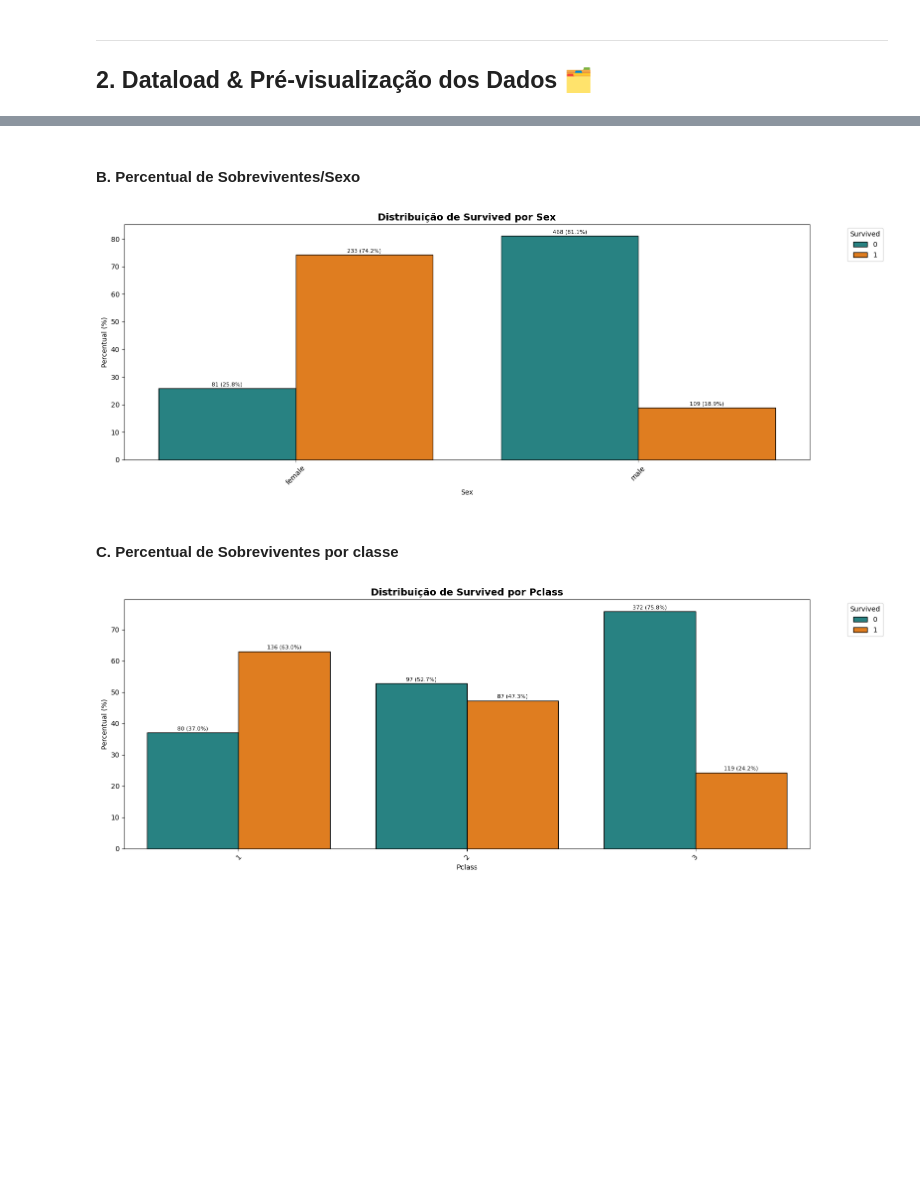
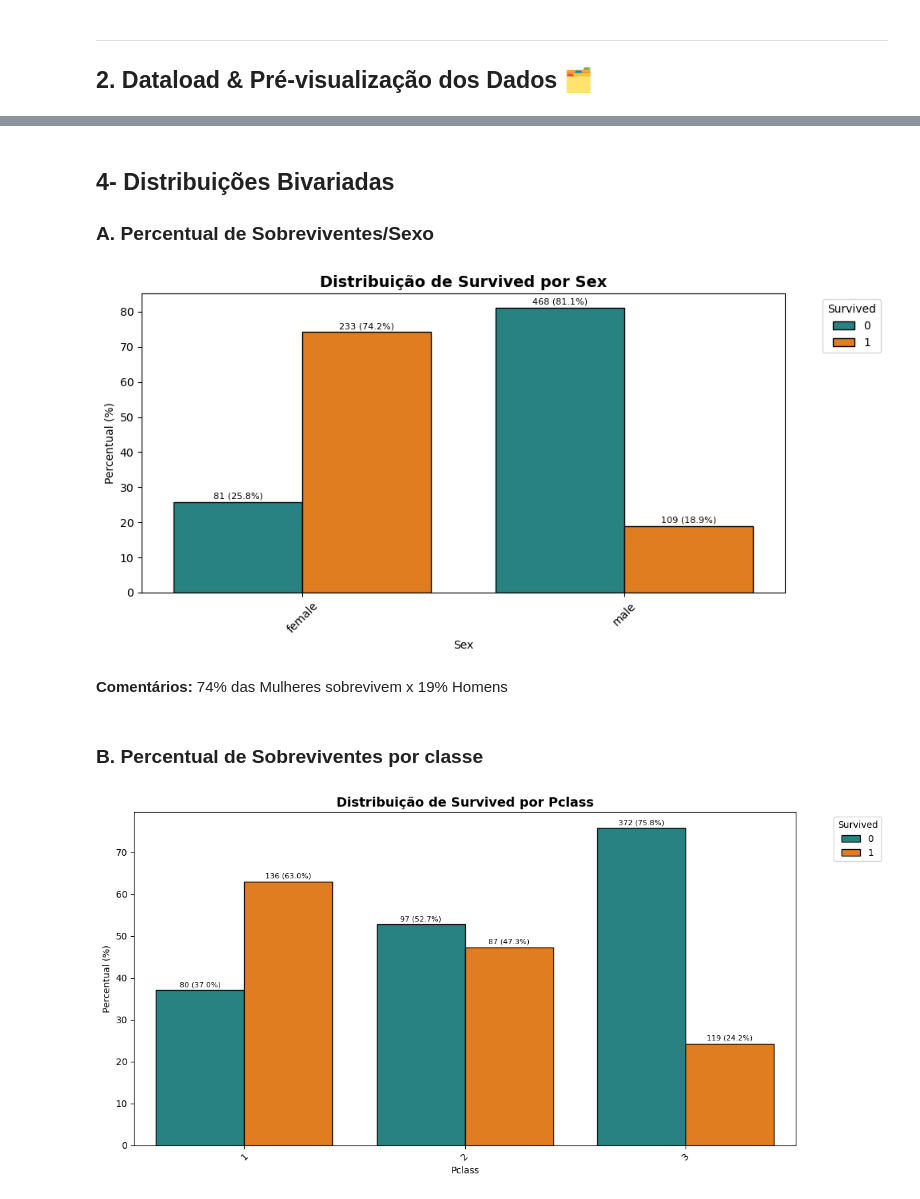
Before and after one commit to albertoakel/Kaggle, a Jupyter notebook: Titanic/notebook/EDA.ipynb, the cells around one changed output, grey strips where cells are left out. Saved outputs shown, nothing was run; the diff lists cells and outputs as text; code cells hidden in the pictures; blank space fills up the shorter version.

```diff
--- a/Titanic/notebook/EDA.ipynb
+++ b/Titanic/notebook/EDA.ipynb
@@ -105,12 +148,50 @@ stats1 = bar_bar_cat(df,'Survived',h=6)
+# %%
+#transformação das variaveis
+
+if 'Cabin' in df.columns:
+    # Variable HasCabin
+    df['HasCabin'] = df['Cabin'].notnull().astype(int)
+    # Variable HasCabin
+    df['Deck'] = df['Cabin'].apply(lambda x: x[0] if pd.notnull(x) else 'U')
+    df.drop(columns='Cabin', inplace=True)
+
+
+# fill with mode
+df['Embarked'] = df['Embarked'].fillna(df['Embarked'].mode()[0])
+
+# Variable Age imputed is Age2
+if 'Age' in df.columns:
+    coll_age=['Sex','Pclass','HasCabin']
+    df['Age2']=df['Age'].copy()
+    for i in range(len(coll_age)):
+        if df['Age2'].isnull().sum()>0:
+            df['Age2'] = df['Age2'].fillna(df.groupby(coll_age[0:3-i])['Age'].transform('median'))
+        df['Age2'] = df['Age2'].fillna(df['Age'].median())
+    df.drop(columns='Age', inplace=True)
+
+
+
+df['Age_Group'] = pd.cut(df['Age2'], bins=[0, 12, 18, 30, 50, 80],
+                         labels=['Criança (<12)', 'Adolescente (12-18)',
+                                 'Adulto Jovem (19-30)', 'Adulto (31-50)',
+                                 'Idoso (>50)'])
+
+# Variable FamilySize
+df['FamilySize'] = df['SibSp'] + df['Parch'] + 1
+#df.sample(5)
+#out=mult_plt2(df.drop(['Name','Ticket','HasCabin'], axis=1),ncols=3,max_bins=10,figsize=(16,12))
 # %% [markdown]
-#### B. Percentual de Sobreviventes/Sexo
+## 4- Distribuições Bivariadas
+### A. Percentual de Sobreviventes/Sexo
 # %%
-stats1= bar_bar_cat(df,'Sex','Survived',h=6)
+stats1,stats2= bar_bar_cat(df,'Sex','Survived',figsize=(10,5))
 # %% [output]
-[figure, old version]
+[figure, new version]
+# %% [markdown]
+**Comentários:** 74% das Mulheres sobrevivem x 19% Homens
 # %% [markdown]
-#### C. Percentual de Sobreviventes por classe
+### B. Percentual de Sobreviventes por classe
 # %%
-stats1= bar_bar_cat(df,'Pclass','Survived',h=6)
+stats1,stats2= bar_bar_cat(df,'Pclass','Survived')
 # %% [output]
-[figure, old version]
+[figure, new version]
```
Also changed, not shown: parts of 27 cells of this notebook, 2 other files.
